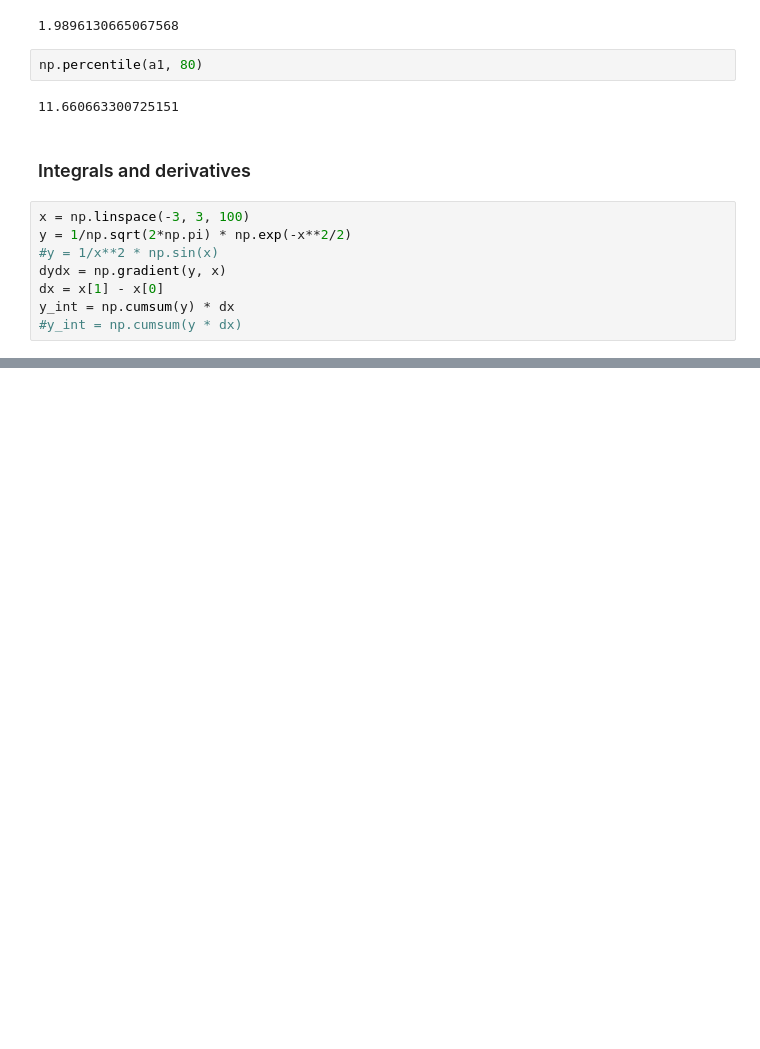
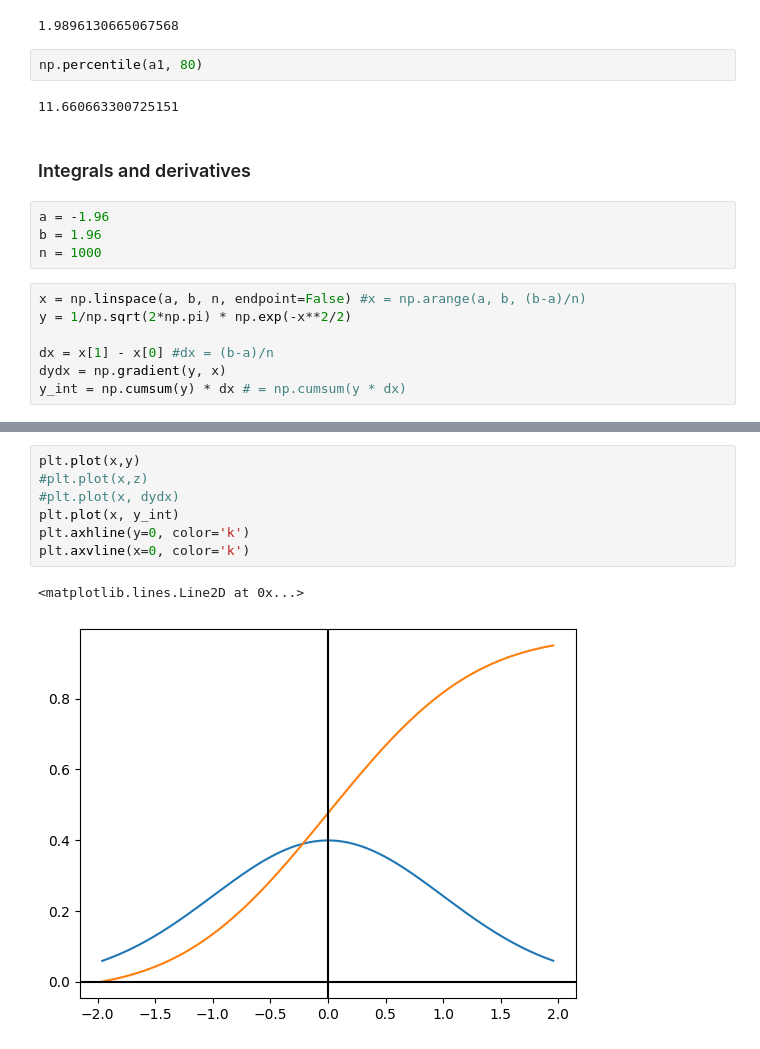
Before and after one commit to ashleysharp/codespaces-jupyter, a Jupyter notebook: notebooks/numpy.ipynb, the cells around one changed output, grey strips where cells are left out. Cells and saved outputs as stored; diff of their text form; blank space fills up the shorter version.

```diff
--- a/notebooks/numpy.ipynb
+++ b/notebooks/numpy.ipynb
@@ -156,11 +158,14 @@ np.percentile(a1, 80)
 11.660663300725151
 # %% [markdown]
 ### Integrals and derivatives
+# %%
+a = -1.96
+b = 1.96
+n = 1000
 # %%
-x = np.linspace(-3, 3, 100)
+x = np.linspace(a, b, n, endpoint=False) #x = np.arange(a, b, (b-a)/n)
 y = 1/np.sqrt(2*np.pi) * np.exp(-x**2/2)
-#y = 1/x**2 * np.sin(x)
+
+dx = x[1] - x[0] #dx = (b-a)/n
 dydx = np.gradient(y, x)
-dx = x[1] - x[0]
-y_int = np.cumsum(y) * dx
-#y_int = np.cumsum(y * dx)
+y_int = np.cumsum(y) * dx # = np.cumsum(y * dx)
@@ -201,0 +200,10 @@ y_int[49]-y_int[24]
+# %%
+plt.plot(x,y)
+#plt.plot(x,z)
+#plt.plot(x, dydx)
+plt.plot(x, y_int)
+plt.axhline(y=0, color='k')
+plt.axvline(x=0, color='k')
+# %% [output]
+<matplotlib.lines.Line2D at 0x...>
+[figure, added]
```
Also changed, not shown: parts of 20 cells of this notebook.
